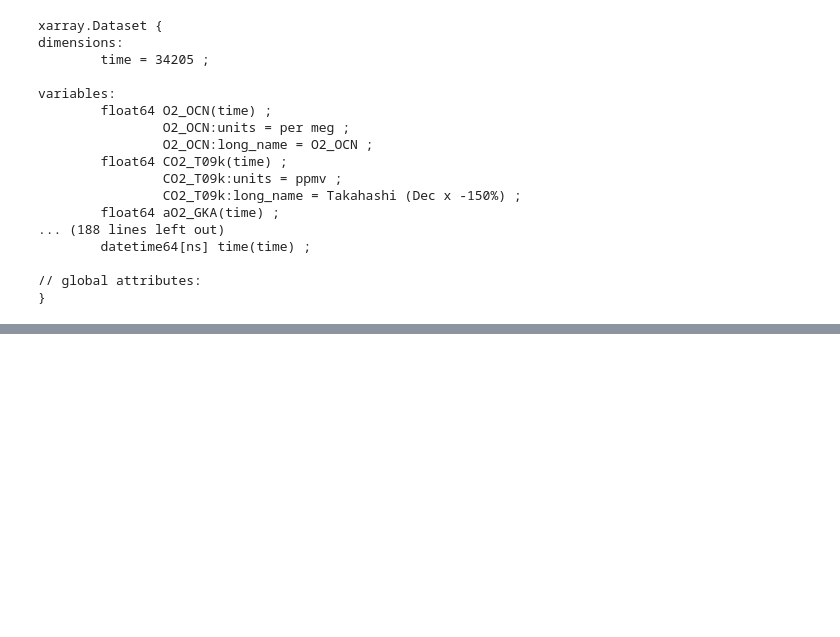
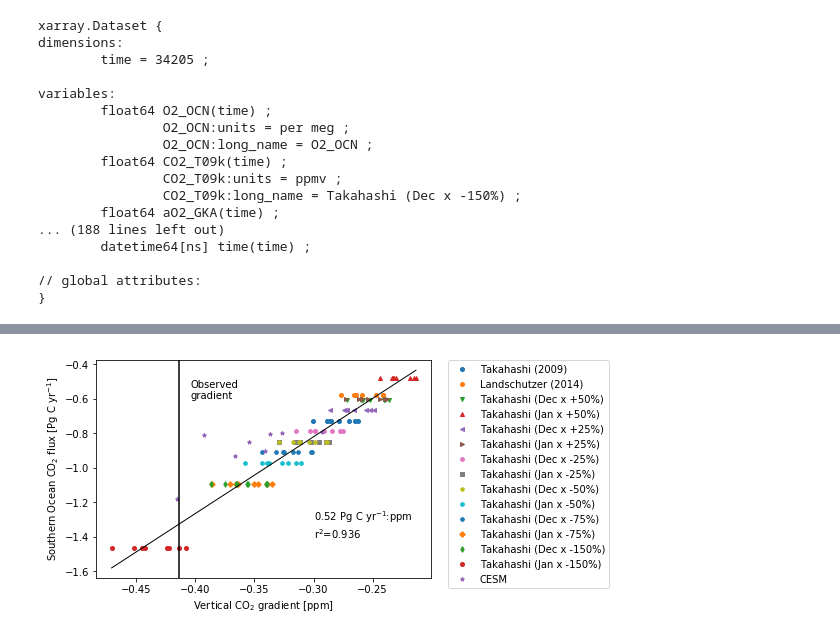
Before and after one commit to matt-long/orcas, a Jupyter notebook: calibrate_vertical_gradient.ipynb, the cells around one changed output, grey strips where cells are left out. Cells and saved outputs as stored; diff of their text form; code cells hidden in the pictures; blank space fills up the shorter version.

```diff
--- a/calibrate_vertical_gradient.ipynb
+++ b/calibrate_vertical_gradient.ipynb
@@ -72,0 +114,4 @@ sfint.CO2_OCN.plot()
+# %%
+vg = ds.groupby_bins('zlev',vg_bins).mean(dim='zlev')
+vg = vg.isel(zlev_bins=0) - vg.isel(zlev_bins=-1)
+vg.info()
@@ -72,0 +262,65 @@ sfint.CO2_OCN.plot()
+# %%
+fig = plt.figure()
+ax = fig.add_subplot(111)
+#wJ = 0.65
+#wF = 0.0
+#wD = 0.35
+
+filled_markers = ('o', 'v', '^', '<', '>', '8', 's', 'p', 'h', 'H', 'D', 'd')
+x = np.array([])
+y = np.array([])
+i = 0
+for v in co2_ocn:
+    xi = np.array([])
+    yi = np.array([])
+    for yr in range(2008,2016):
+        vg_window = slice('%d-01-15'%(yr+1),'%d-03-01'%(yr+1))
+        sfint_window = slice('%d-12-01'%yr,'%d-02-28'%(yr+1))
+        xii = vg[v].sel(time=vg_window).mean()
+        yii = (sfint[v].sel(time=sfint_window).groupby('time.month').mean()*np.array((wJ,wF,wD))).sum()
+        xi = np.append(xi,xii)
+        yi = np.append(yi,yii)
+    if 'CO2_OCN' not in v:
+        x = np.append(x,xi)
+        y = np.append(y,yi)
+    if 'T09' in v:
+        marker = filled_markers[i]
+        i += 1
+        if i == len(filled_markers): i = 0
+    elif v == 'CO2_OCN':
+        marker = '*'
+    else:
+        marker = filled_markers[0]
+    ax.plot(xi,yi,'.',label=ds[v].long_name,marker=marker,markersize=4)
+
+handles, labels = ax.get_legend_handles_labels()
+ax.legend(handles, labels,bbox_to_anchor=(1.05, 1), loc=2, borderaxespad=0.)
+
+model = sm.OLS(y, sm.add_constant(x))
+fitted = model.fit()
+
+xhat = np.linspace(x.min(),x.max(),50)
+yhat = fitted.predict(sm.add_constant(xhat))
+yerr = y - fitted.predict(sm.add_constant(x))
+xbar = np.mean(x)
+n = len(x)
+df = n - fitted.df_model - 1
+t = stats.t.ppf(1.-0.025,df=df)
+
+print(fitted.params)
+print(fitted.summary())
+s_err = np.sum(np.power(yerr,2))
+ci = t * np.sqrt((s_err/(n-2))*(1.0/n + (np.power((xhat-xbar),2) /
+((np.sum(np.power(xhat,2))) - n*(np.power(xbar,2))))))
+
+ax.plot(xhat,yhat,'-',linewidth=1,color='k')
+
+ax.axvline(vg_obs.CO2_NOAA-vg_mdl.CO2_FFF-vg_mdl.CO2_LND,color='k')
+ax.text(vg_obs.CO2_NOAA-vg_mdl.CO2_FFF-vg_mdl.CO2_LND+0.01,-0.6,'Observed\ngradient')
+
+ax.text(-0.3,-1.4,'{0:0.2f} Pg C yr$^{{-1}}$:ppm\nr$^2$={1:0.3f}'.format(fitted.params[0],fitted.rsquared))
+
+ax.set_xlabel('Vertical CO$_2$ gradient [ppm]')
+ax.set_ylabel('Southern Ocean CO$_2$ flux [Pg C yr$^{-1}$]')
+plt.savefig(os.path.join(diro['fig'],'calibrate-vertical-gradient-za-iav.pdf'),bbox_extra_artists=(lgd,),bbox_inches='tight')
+# %% [output]
@@ -73,2 +344,3 @@ sfint.CO2_OCN.plot()
+[figure, added]
 # %%
 plt.plot(vg.CO2_OCN,sfint.CO2_OCN)
```
Also changed, not shown: parts of 21 cells of this notebook, 20 other files.
